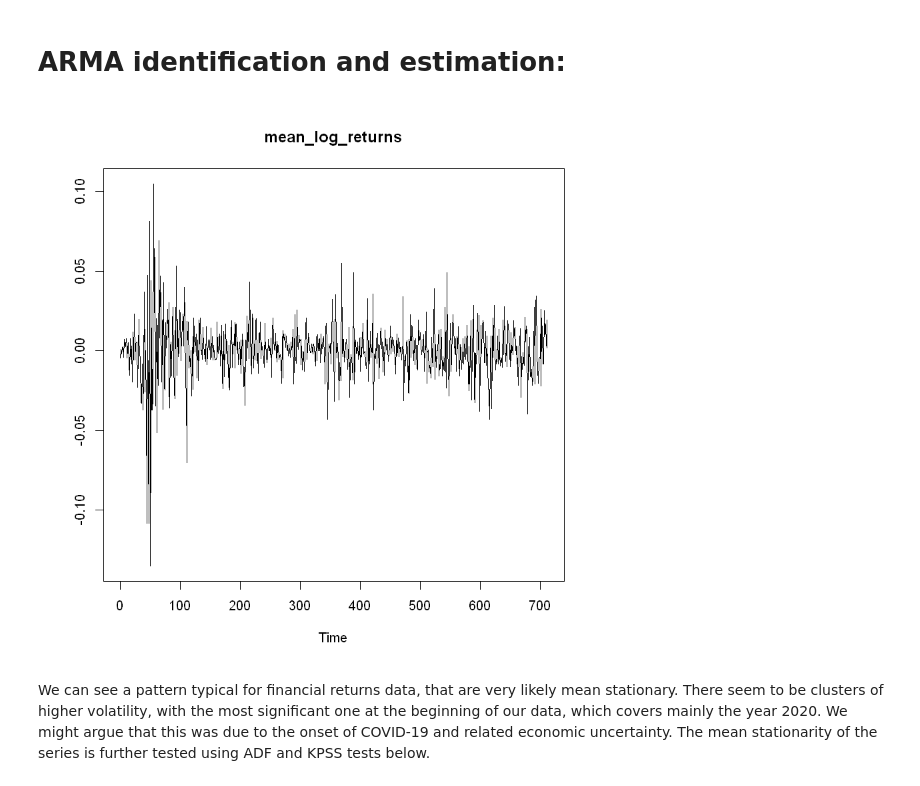
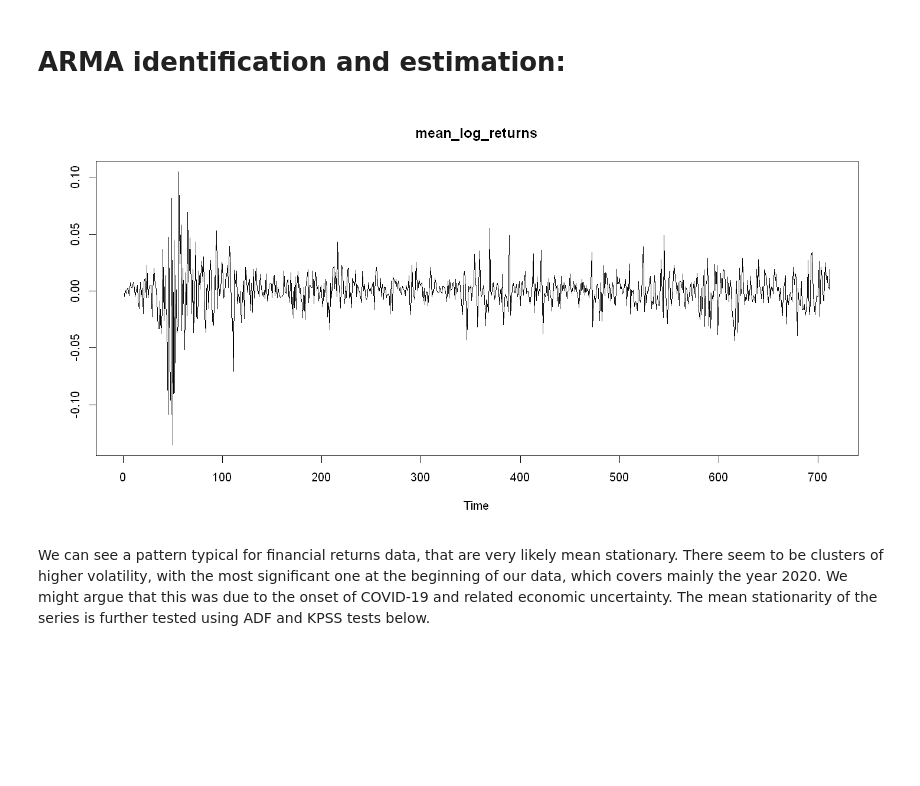
Before and after one commit to hawk-s/Financial_Econometrics, a Jupyter notebook: HA2/HA2_P2.ipynb, the cells around one changed output. Saved outputs shown, nothing was run; the diff lists cells and outputs as text; code cells hidden in the pictures; blank space fills up the shorter version.

```diff
--- a/HA2/HA2_P2.ipynb
+++ b/HA2/HA2_P2.ipynb
@@ -123,9 +107,11 @@ head(mean_log_returns_df)
 # clean the data from missing observations
 clean_data <- na.omit(mean_log_returns_df)
 # %%
+options(repr.plot.width = 12, repr.plot.height = 6)
+
 plot.ts(clean_data$MeanLogReturn, ylab = NA, main = 'mean_log_returns')
 # %% [output]
-[figure, old version]
+[figure, new version]
 # %% [markdown]
  We can see a pattern typical for financial returns data, that are very likely mean stationary. There seem to be clusters of higher volatility, with the most significant one at the beginning of our data, which covers mainly the year 2020. We might argue that this was due to the onset of COVID-19 and related economic uncertainty. The mean stationarity of the series is further tested using ADF and KPSS tests below.
 # %%
```
Also changed, not shown: parts of 10 cells of this notebook.
